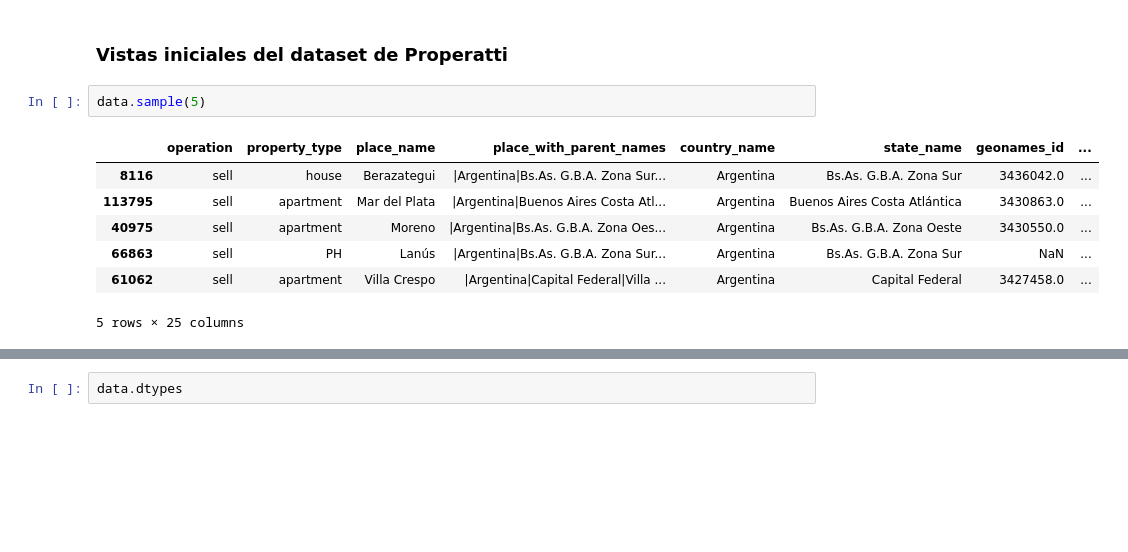
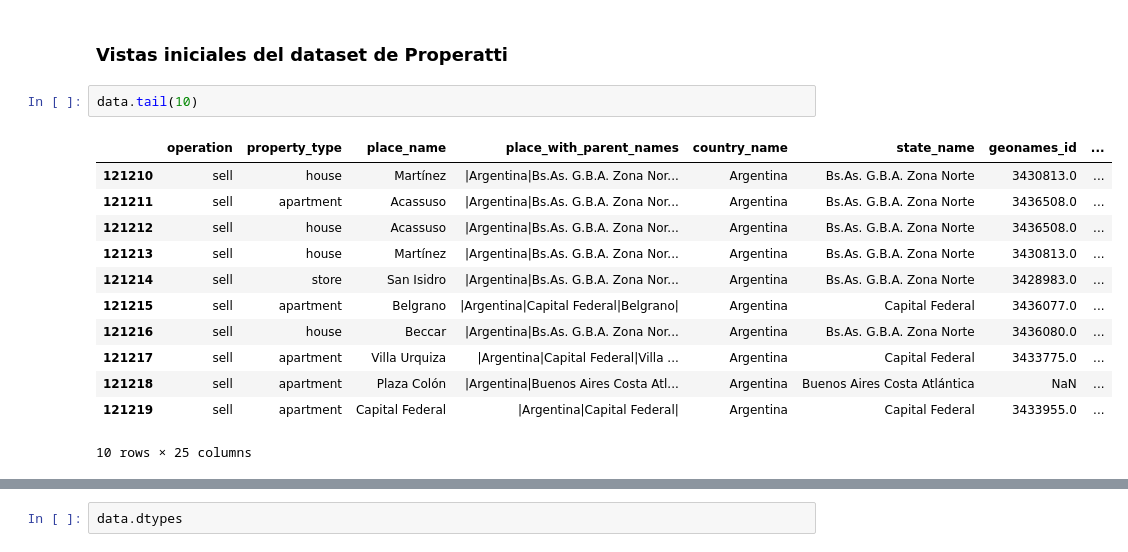
Before and after one commit to LuiosDyet/dh-ds-pi-1, a Jupyter notebook: properatti_data_preparation.ipynb, the cells around one changed output, grey strips where cells are left out. Saved outputs shown, nothing was run; the diff lists cells and outputs as text; blank space fills up the shorter version.

```diff
--- a/properatti_data_preparation.ipynb
+++ b/properatti_data_preparation.ipynb
@@ -8,13 +8,18 @@ data.shape
 (121220, 25)
 # %% [markdown]
 ### Vistas iniciales del dataset de Properatti
-# %%
-data.sample(5)
-# %% [output]
-|  | operation | property_type | place_name | place_with_parent_names | country_name | state_name | geonames_id | ... |
-| 8116 | sell | house | Berazategui | |Argentina|Bs.As. G.B.A. Zona Sur... | Argentina | Bs.As. G.B.A. Zona Sur | 3436042.0 | ... |
-| 113795 | sell | apartment | Mar del Plata | |Argentina|Buenos Aires Costa Atl... | Argentina | Buenos Aires Costa Atlántica | 3430863.0 | ... |
-| 40975 | sell | apartment | Moreno | |Argentina|Bs.As. G.B.A. Zona Oes... | Argentina | Bs.As. G.B.A. Zona Oeste | 3430550.0 | ... |
-| 66863 | sell | PH | Lanús | |Argentina|Bs.As. G.B.A. Zona Sur... | Argentina | Bs.As. G.B.A. Zona Sur | NaN | ... |
-| 61062 | sell | apartment | Villa Crespo | |Argentina|Capital Federal|Villa ... | Argentina | Capital Federal | 3427458.0 | ... |
-5 rows × 25 columns
+# %%
+data.tail(10)
+# %% [output]
+|  | operation | property_type | place_name | place_with_parent_names | country_name | state_name | geonames_id | ... |
+| 121210 | sell | house | Martínez | |Argentina|Bs.As. G.B.A. Zona Nor... | Argentina | Bs.As. G.B.A. Zona Norte | 3430813.0 | ... |
+| 121211 | sell | apartment | Acassuso | |Argentina|Bs.As. G.B.A. Zona Nor... | Argentina | Bs.As. G.B.A. Zona Norte | 3436508.0 | ... |
+| 121212 | sell | house | Acassuso | |Argentina|Bs.As. G.B.A. Zona Nor... | Argentina | Bs.As. G.B.A. Zona Norte | 3436508.0 | ... |
+| 121213 | sell | house | Martínez | |Argentina|Bs.As. G.B.A. Zona Nor... | Argentina | Bs.As. G.B.A. Zona Norte | 3430813.0 | ... |
+| 121214 | sell | store | San Isidro | |Argentina|Bs.As. G.B.A. Zona Nor... | Argentina | Bs.As. G.B.A. Zona Norte | 3428983.0 | ... |
+| 121215 | sell | apartment | Belgrano | |Argentina|Capital Federal|Belgrano| | Argentina | Capital Federal | 3436077.0 | ... |
+| 121216 | sell | house | Beccar | |Argentina|Bs.As. G.B.A. Zona Nor... | Argentina | Bs.As. G.B.A. Zona Norte | 3436080.0 | ... |
+| 121217 | sell | apartment | Villa Urquiza | |Argentina|Capital Federal|Villa ... | Argentina | Capital Federal | 3433775.0 | ... |
+| 121218 | sell | apartment | Plaza Colón | |Argentina|Buenos Aires Costa Atl... | Argentina | Buenos Aires Costa Atlántica | NaN | ... |
+| 121219 | sell | apartment | Capital Federal | |Argentina|Capital Federal| | Argentina | Capital Federal | 3433955.0 | ... |
+10 rows × 25 columns
```
Also changed, not shown: parts of 5 cells of this notebook, 3 other files.
